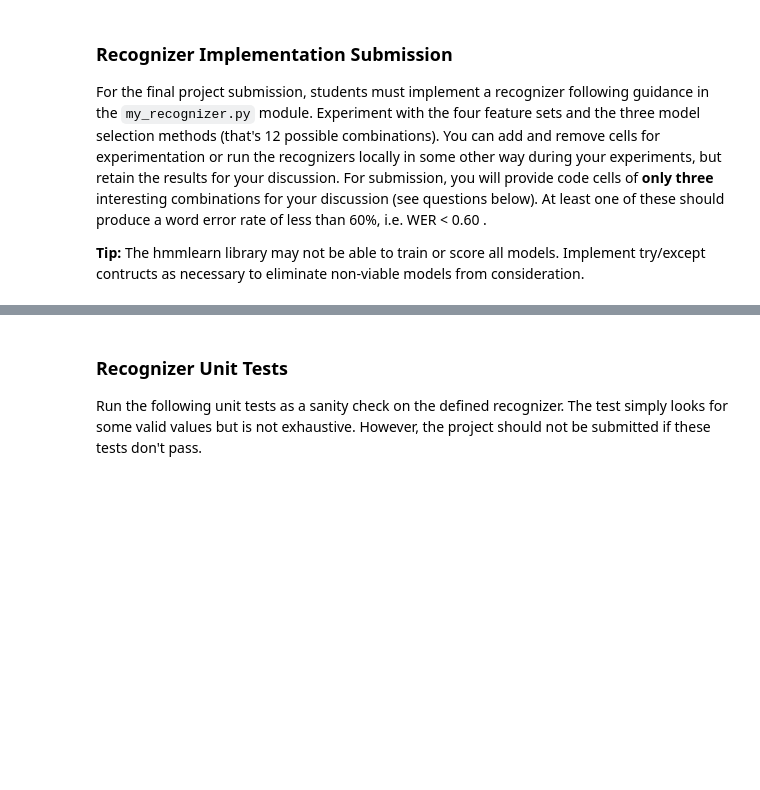
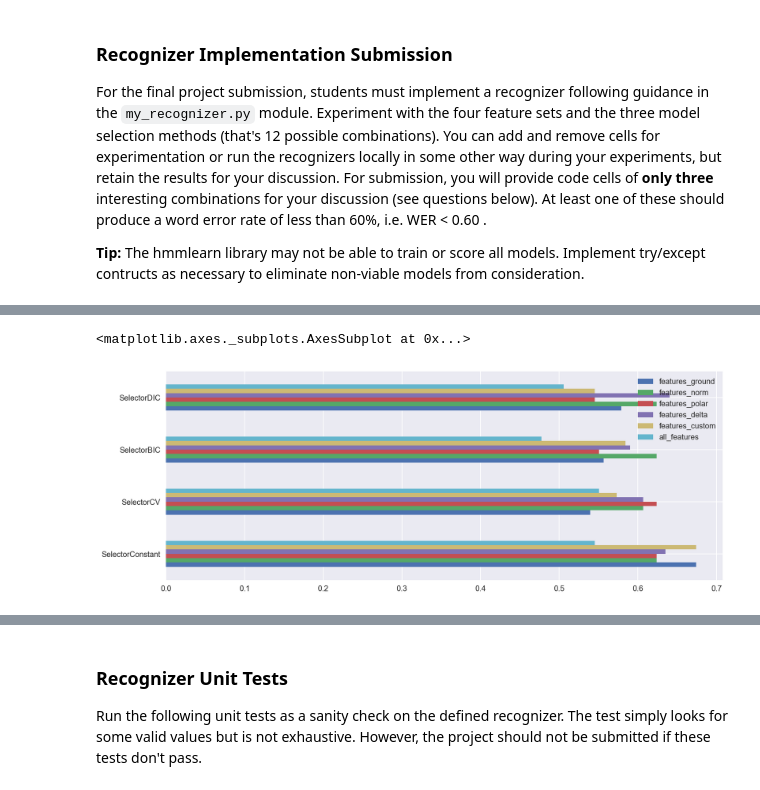
Before and after one commit to Robert-Alonso/AIND-Recognizer, a Jupyter notebook: asl_recognizer.ipynb, the cells around one changed output, grey strips where cells are left out. Drawn from its saved outputs; the diff is of its cells as text; code cells hidden in the pictures; blank space fills up the shorter version.

```diff
--- a/asl_recognizer.ipynb
+++ b/asl_recognizer.ipynb
@@ -622,0 +798,12 @@ show_errors(guesses, test_set)
+# %%
+features_all = {'all_features': [feature for key in all_features for feature in all_features[key]]}
+# %%
+for features in features_all:
+    test_set = asl.build_test(features_all[features])
+    for model_selector in all_selectors:
+        print(f'Evaluating {features} with {model_selector}... ', end='\t')
+        models = train_all_words(features_all[features], all_selectors[model_selector])
+        probabilities, guesses = recognize(models, test_set)
+        wer = WER(guesses, test_set)
+        print(f'Word Error Rate: {wer}')
+        results.loc[features, model_selector] = wer
@@ -622,0 +825,5 @@ show_errors(guesses, test_set)
+# %%
+results.transpose().plot(kind='barh', figsize=(13,5))
+# %% [output]
+<matplotlib.axes._subplots.AxesSubplot at 0x...>
+[figure, added]
```
Also changed, not shown: parts of 32 cells of this notebook, 4 other files.
